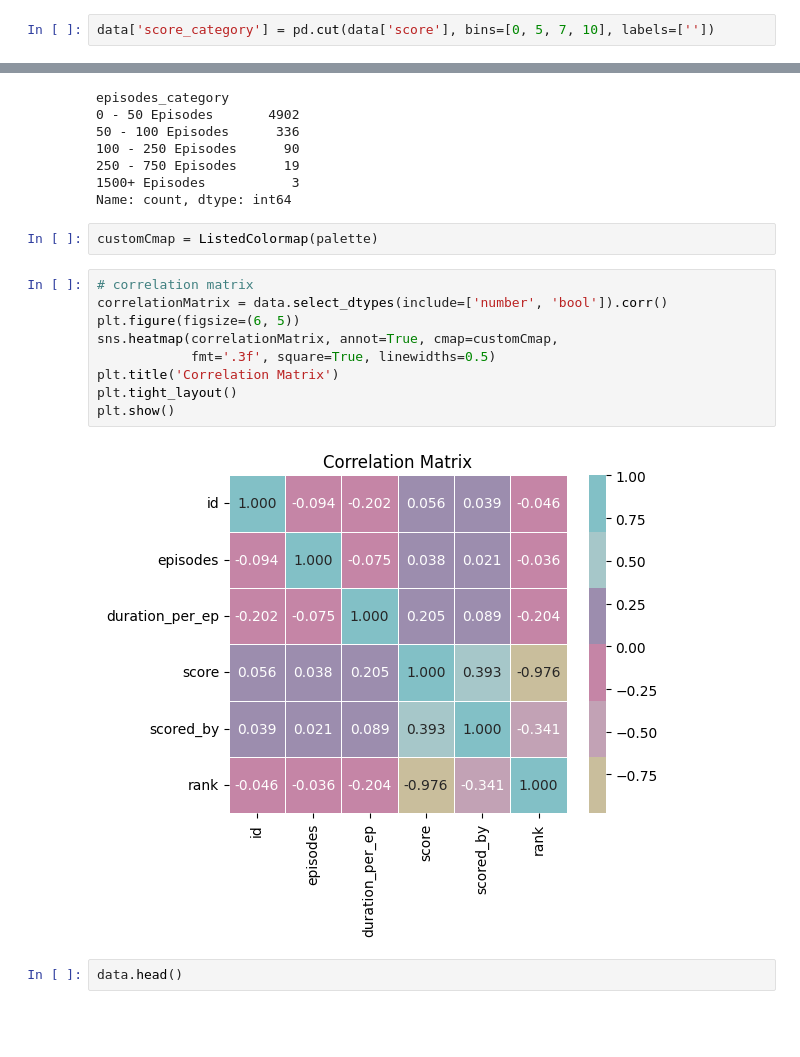
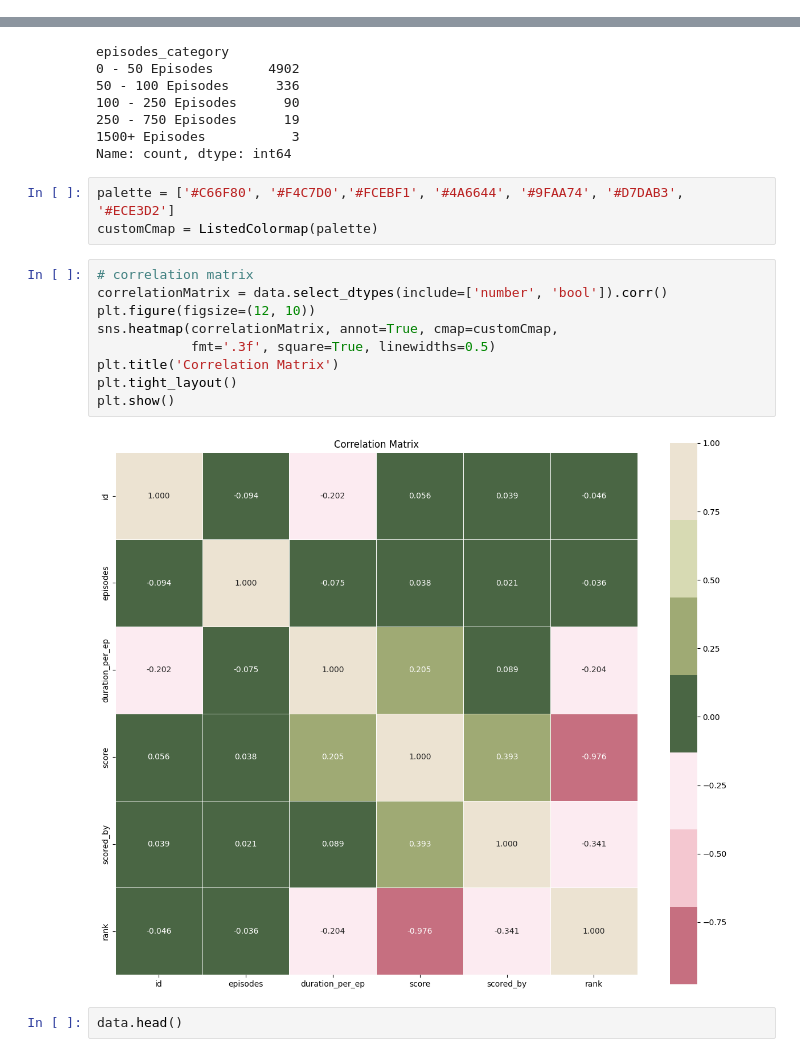
Before and after one commit to Mikayla-ds2/constellation-anime, a Jupyter notebook: data.ipynb, the cells around one changed output, grey strips where cells are left out. Saved outputs shown, nothing was run; the diff lists cells and outputs as text; blank space fills up the shorter version.

```diff
--- a/data.ipynb
+++ b/data.ipynb
@@ -145,8 +149,6 @@ data.head()
 | 2 | 9253 | Steins;Gate | Drama, Sci-Fi, Suspense | TV | 24.0 | Finished Airing | 2011-04-06T00:00:00+00:00 | 2011-09-14T00:00:00+00:00 | 24.0 | 9.07 | ... |
 | 3 | 38524 | Attack on Titan Season 3 Part 2 | Action, Drama, Suspense | TV | 10.0 | Finished Airing | 2019-04-29T00:00:00+00:00 | 2019-07-01T00:00:00+00:00 | 23.0 | 9.05 | ... |
 | 4 | 28977 | Gintama Season 4 | Action, Comedy, Sci-Fi | TV | 51.0 | Finished Airing | 2015-04-08T00:00:00+00:00 | 2016-03-30T00:00:00+00:00 | 24.0 | 9.05 | ... |
-# %%
-data['score_category'] = pd.cut(data['score'], bins=[0, 5, 7, 10], labels=[''])
 # %%
 data['episodes_category'].value_counts().sort_index()
 # %% [output]
@@ -158,18 +160,19 @@ episodes_category
 1500+ Episodes           3
 Name: count, dtype: int64
 # %%
+palette = ['#C66F80', '#F4C7D0','#FCEBF1', '#4A6644', '#9FAA74', '#D7DAB3', '#ECE3D2']
 customCmap = ListedColormap(palette)
 # %%
 # correlation matrix
 correlationMatrix = data.select_dtypes(include=['number', 'bool']).corr()
-plt.figure(figsize=(6, 5))
+plt.figure(figsize=(12, 10))
 sns.heatmap(correlationMatrix, annot=True, cmap=customCmap,
             fmt='.3f', square=True, linewidths=0.5)
 plt.title('Correlation Matrix')
 plt.tight_layout()
 plt.show()
 # %% [output]
-[figure, old version]
+[figure, new version]
 # %%
 data.head()
 # %% [output]
```
Also changed, not shown: parts of 18 cells of this notebook, 8 other files.
